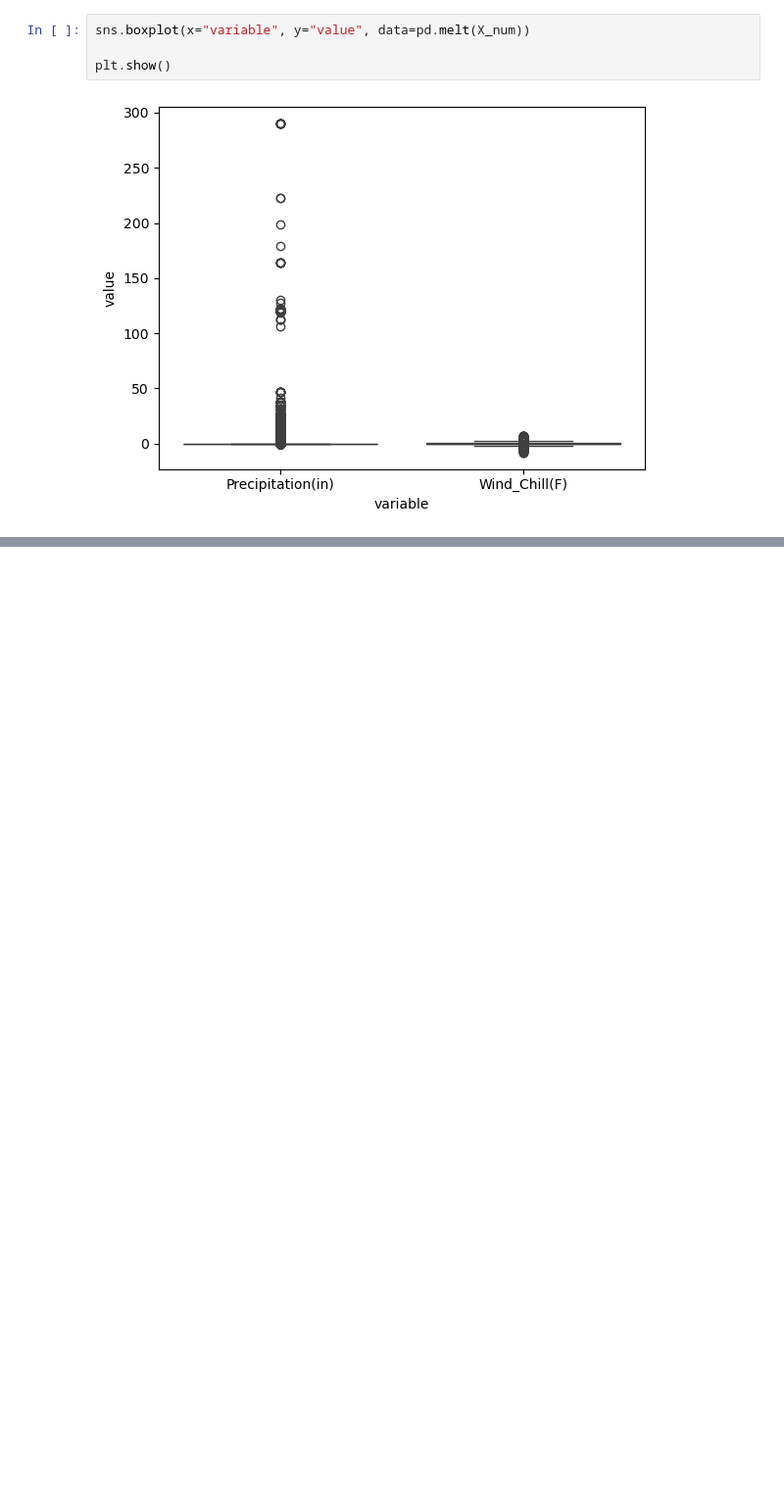
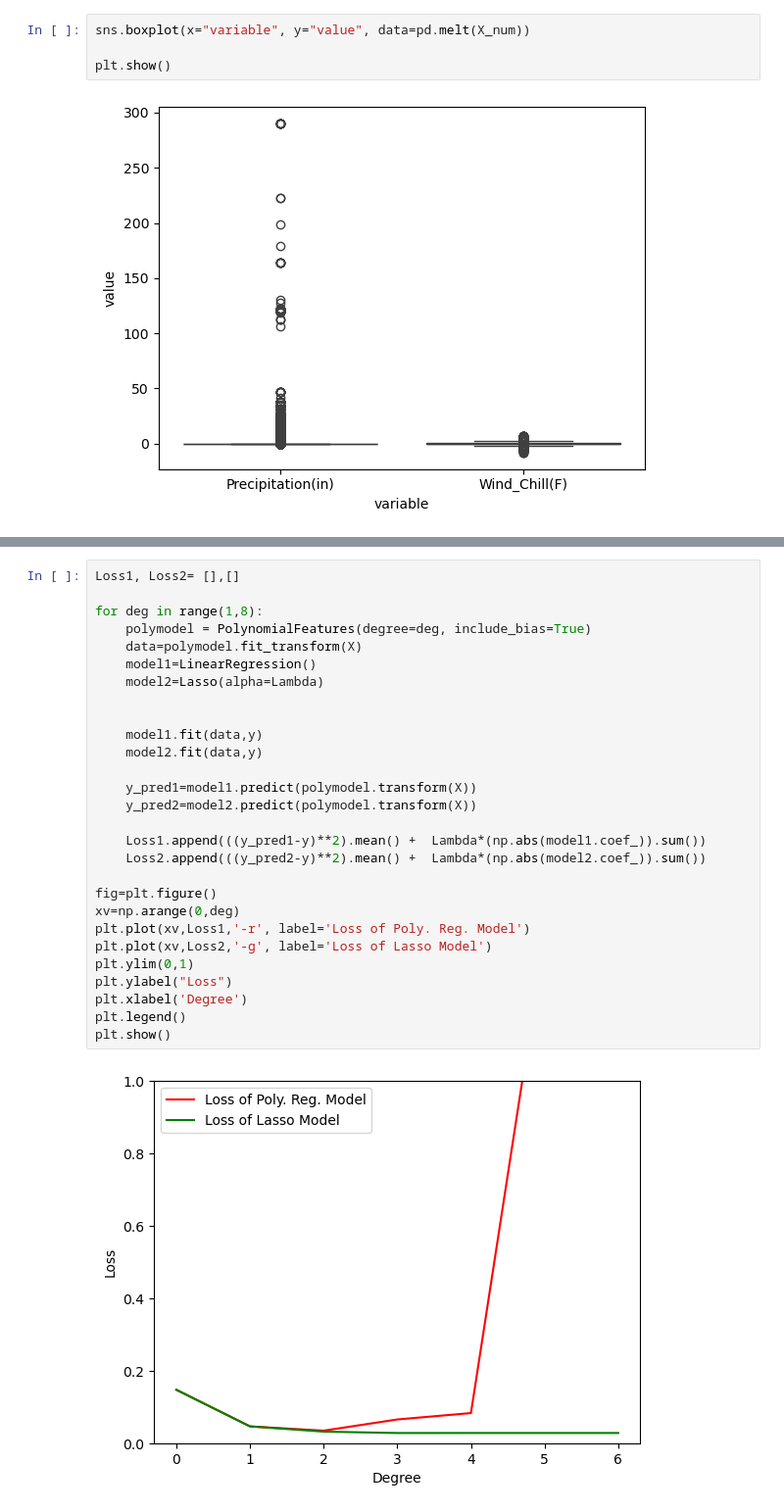
Before and after one commit to majomillanr/MAT_420, a Jupyter notebook: Preprocessing_us_constructions.ipynb, the cells around one changed output, grey strips where cells are left out. Shown at 98% size. Drawn from its saved outputs; the diff is of its cells as text; blank space fills up the shorter version.

```diff
--- a/Preprocessing_us_constructions.ipynb
+++ b/Preprocessing_us_constructions.ipynb
@@ -178,0 +331,30 @@ ValueError: Input contains NaN
+# %%
+Loss1, Loss2= [],[]
+
+for deg in range(1,8):
+    polymodel = PolynomialFeatures(degree=deg, include_bias=True)
+    data=polymodel.fit_transform(X)
+    model1=LinearRegression()
+    model2=Lasso(alpha=Lambda)
+
+
+    model1.fit(data,y)
+    model2.fit(data,y)
+
+    y_pred1=model1.predict(polymodel.transform(X))
+    y_pred2=model2.predict(polymodel.transform(X))
+
+    Loss1.append(((y_pred1-y)**2).mean() +  Lambda*(np.abs(model1.coef_)).sum())
+    Loss2.append(((y_pred2-y)**2).mean() +  Lambda*(np.abs(model2.coef_)).sum())
+
+fig=plt.figure()
+xv=np.arange(0,deg)
+plt.plot(xv,Loss1,'-r', label='Loss of Poly. Reg. Model')
+plt.plot(xv,Loss2,'-g', label='Loss of Lasso Model')
+plt.ylim(0,1)
+plt.ylabel("Loss")
+plt.xlabel('Degree')
+plt.legend()
+plt.show()
+# %% [output]
+[figure, added]
```
Also changed, not shown: parts of 23 cells of this notebook.
